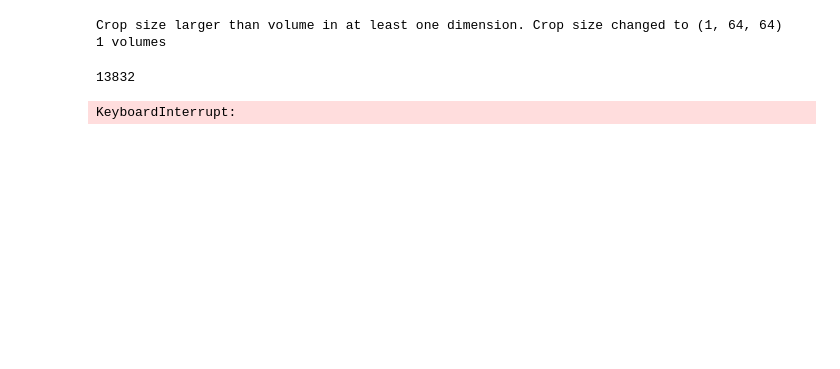
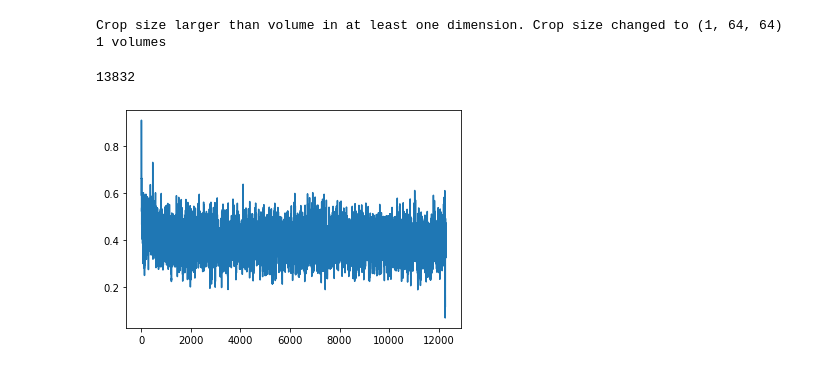
Before and after one commit to TuragaLab/decode_fish, a Jupyter notebook: nbs/22_MERFISH_codenet.ipynb, the cells around one changed output. Drawn from its saved outputs; the diff is of its cells as text; code cells hidden in the pictures; blank space fills up the shorter version.

```diff
--- a/nbs/22_MERFISH_codenet.ipynb
+++ b/nbs/22_MERFISH_codenet.ipynb
@@ -34,6 +29,11 @@ from decode_fish.funcs.merfish_eval import *
 cfg = OmegaConf.load(f'/groups/turaga/home/speisera/Mackebox/Artur/WorkDB/deepstorm/models/fishcod/MERFISH_starfish/sweep_sl_11/seed:1xint_fac:0.1/train.yaml')
 csv_name = 'test'
 # cfg.foci.n_foci_avg = 0
+# %%
+cfg = OmegaConf.load('../config/experiment/MERFISH_ci_2d_sl12.yaml')
+cfg.output.save_dir = '/groups/turaga/home/speisera/Mackebox/Artur/WorkDB/deepstorm//models/fishcod/MERFISH_starfish/nb_run/test/'
+cfg.training.inp_option = 3
+csv_name = 'test'
 # %%
 # cfg.exp_type.pred_z=False
 # cfg.PSF.psf_extent_zyx=[1,21,21]
@@ -99,14 +99,20 @@ code_inds = np.stack([np.nonzero(c)[0] for c in code_ref])
 
 #     return np.concatenate([inp_arr, int_sum, ints_sum], 1)
 
-def input_from_df(df):
+def input_from_df(df, code_ref):
 
-    input_keys = ['prob','x_sig','y_sig','p_code_err'] #+ ['rec_rmses'] + [f'int_sig_{i}' for i in range(16)]
+    input_keys = ['prob','x_sig','y_sig','code_err', 'prob'] + [f'int_sig_{i}' for i in range(16)]  + [f'int_{i}' for i in range(16)] + [f'int_p_{i}' for i in range(16)]
     inp_arr = df[input_keys].values
-    int_sum = df[[f'int_{i}' for i in range(16)]].values.sum(-1)[:,None]
-    ints_sum = df[[f'int_sig_{i}' for i in range(16)]].values.sum(-1)[:,None]
 
-    return np.concatenate([inp_arr, int_sum, ints_sum], 1)
+    codes = code_ref[df['code_inds'].values]
+
+    return np.concatenate([inp_arr, codes], 1)
+#     int_sum = df[[f'int_{i}' for i in range(16)]].values.sum(-1)[:,None]
+#     ints_sum = df[[f'int_sig_{i}' for i in range(16)]].values.sum(-1)[:,None]
+
+#     return np.concatenate([inp_arr, int_sum, ints_sum], 1)
+
+
 
 # def target_from_matches(matches_df, code_ref, targets):
 
@@ -164,7 +170,7 @@ from decode_fish.funcs.output_trafo import *
 from decode_fish.funcs.evaluation import *
 from decode_fish.engine.gmm_loss import *
 
-num_iters = 100
+num_iters = 500
 batch_size = 100
 i = 0
 
@@ -179,7 +185,8 @@ for i in tqdm(range(num_iters)):
 
         x, local_rate, background = next(iter(decode_dl))
         sim_vars = PointProcessUniform(local_rate*3.,model.int_dist.int_conc, model.int_dist.int_rate,
-                                       model.int_dist.int_loc, channels=16, n_bits=4, sim_z=False, codebook=torch.tensor(code_inds)).sample(from_code_book=True, phasing=cfg.exp_type.phasing)
+                                       model.int_dist.int_loc, channels=16, n_bits=4, sim_z=False, codebook=torch.tensor(code_inds),
+                                       int_option=cfg.training.inp_option).sample(from_code_book=True, phasing=cfg.exp_type.phasing)
         xsim = micro(*sim_vars, add_noise=True)
         xsimn = micro.noise(xsim, background, const_theta_sim=False).sample()
 
@@ -193,15 +200,15 @@ for i in tqdm(range(num_iters)):
 
         perf, matches, _ = matching(px_to_nm(gt_df), pred_df, tolerance=200, print_res=False)
 
-        pred_df = get_code_from_ints(pred_df, code_ref, targets, int_str='')
+        pred_df = get_code_from_ints(pred_df, code_ref, targets, int_str='', p_str='')
         pred_df = pred_df.set_index('loc_idx')
         matches = get_code_from_ints(matches, code_ref, targets, int_str='_tar')
         pred_df.loc[matches['loc_idx_pred'],'matched_code'] = matches['code_inds'].values
         pred_df['gt_match'] = np.zeros(len(pred_df))
         pred_df.loc[pred_df['code_inds']==pred_df['matched_code'], 'gt_match'] += 1
 
-        get_p = get_code_from_ints(pred_df, code_ref, targets, int_str='', p_str='p_')
-        pred_df['p_code_err'] = get_p['code_err']
+#         pred_df = get_code_from_ints(pred_df, code_ref, targets, int_str='', p_str='p_')
+#         pred_df['p_code_err'] = get_p['code_err']
 #         res_dict = post_proc.get_si_resdict(res_dict, p_si=None)
 #         ch_img_col = []
 #         for i in range(16):
@@ -218,11 +225,11 @@ for i in tqdm(range(num_iters)):
 #     matches = matches.sample(frac=1).reset_index(drop=True)
     pred_df = pred_df.sample(frac=1).reset_index(drop=True)
 
-    for b in range(len(matches)//batch_size):
+    for b in range(len(pred_df)//batch_size):
 
         opt.zero_grad()
 
-        net_inp = T(input_from_df(pred_df[b*batch_size:(b+1)*batch_size]), dtype=torch.float32).cuda()
+        net_inp = T(input_from_df(pred_df[b*batch_size:(b+1)*batch_size], code_ref), dtype=torch.float32).cuda()
         net_out = net(net_inp)
 
         net_tar = T(pred_df[b*batch_size:(b+1)*batch_size]['gt_match'].values, dtype=torch.float32).cuda()
@@ -234,18 +241,18 @@ for i in tqdm(range(num_iters)):
         sched.step()
 
         loss_col.append(loss.item())
-# %% [output]
-KeyboardInterrupt:
 # %%
 from scipy.signal import savgol_filter
 
 window = 51
 order = 2
 y_sf1 = savgol_filter(loss_col, window, order)
 # plt.plot(y_sf2)
-plt.plot(y_sf1)
+plt.plot(loss_col)
 # plt.plot(loss_col)
 plt.show()
+# %% [output]
+[figure, added]
 # %%
 image_paths = sorted(glob.glob(cfg.data_path.image_path))
 inf_df = merfish_predict(model, post_proc, image_paths, window_size=[None, 256, 256], device='cuda')
```
Also changed, not shown: parts of 10 cells of this notebook, 29 other files.
